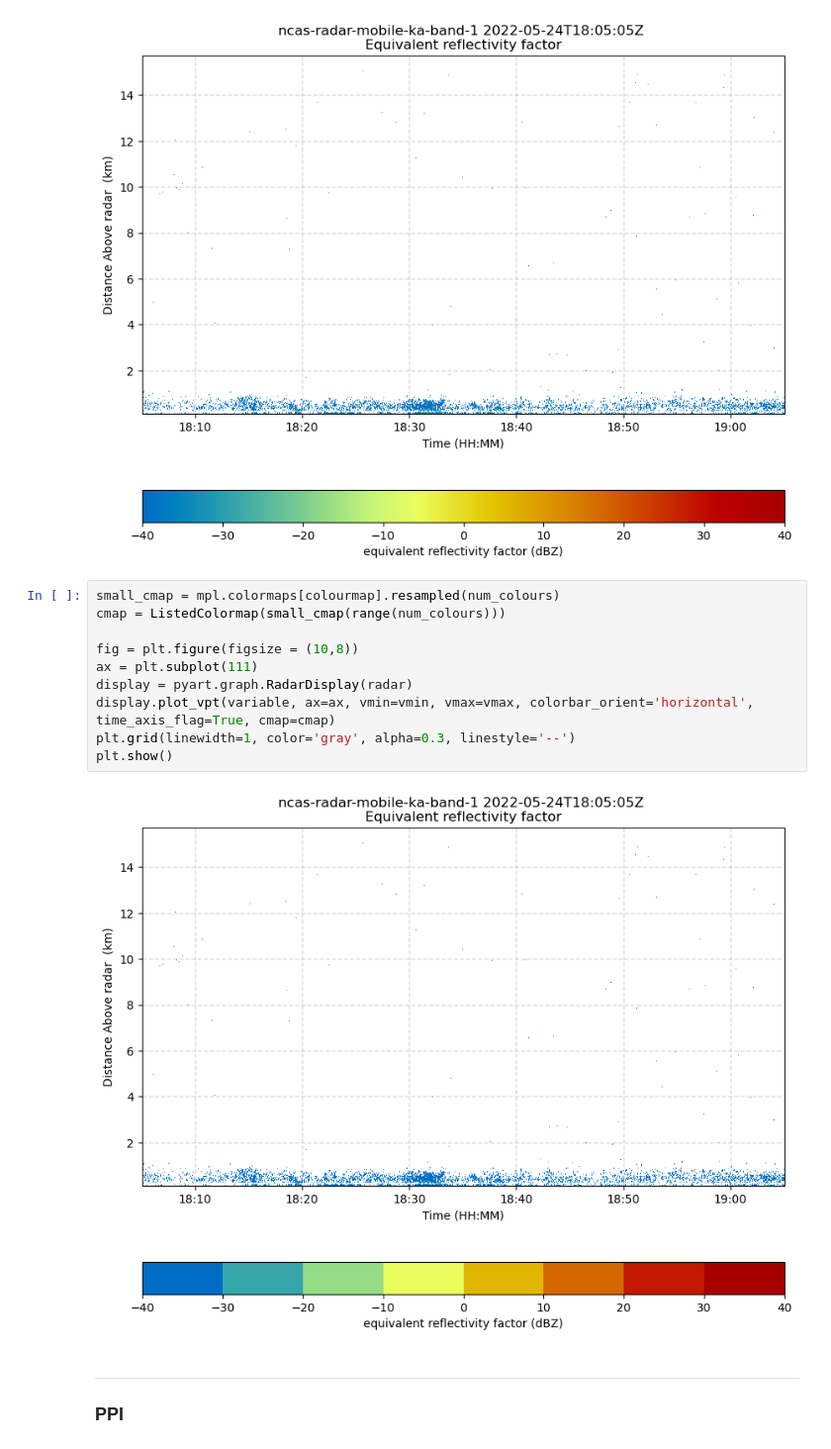
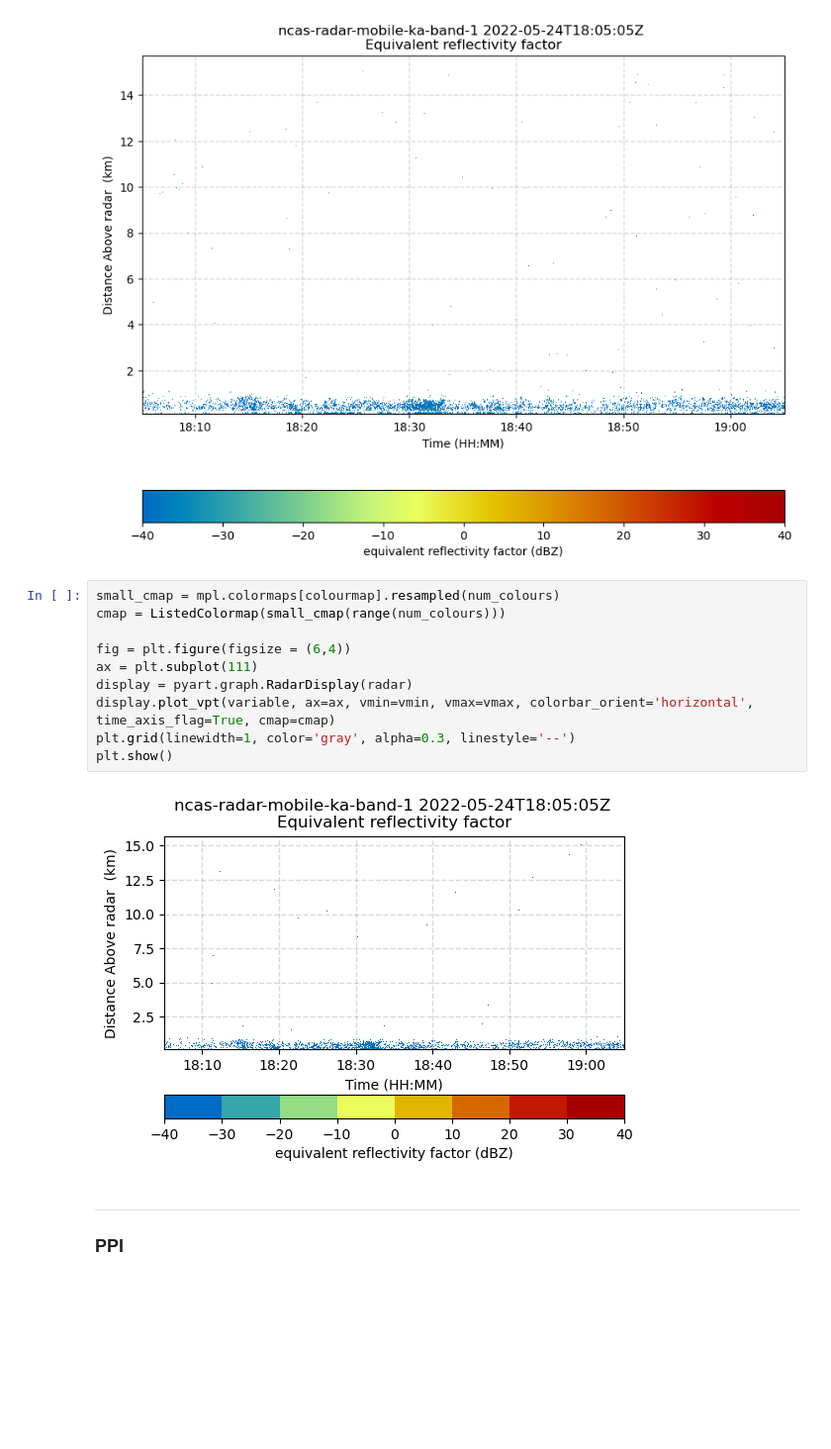
Before and after one commit to joshua-hampton/woest-plotting, a Jupyter notebook: kepler/plotting_kepler.ipynb, the cells around one changed output. Shown: that part at 99% size. Cells and saved outputs as stored; diff of their text form; blank space fills up the shorter version.

```diff
--- a/kepler/plotting_kepler.ipynb
+++ b/kepler/plotting_kepler.ipynb
@@ -73,15 +73,15 @@ plt.show()
 # %%
 small_cmap = mpl.colormaps[colourmap].resampled(num_colours)
 cmap = ListedColormap(small_cmap(range(num_colours)))
 
-fig = plt.figure(figsize = (10,8))
+fig = plt.figure(figsize = (6,4))
 ax = plt.subplot(111)
 display = pyart.graph.RadarDisplay(radar)
 display.plot_vpt(variable, ax=ax, vmin=vmin, vmax=vmax, colorbar_orient='horizontal', time_axis_flag=True, cmap=cmap)
 plt.grid(linewidth=1, color='gray', alpha=0.3, linestyle='--')
 plt.show()
 # %% [output]
-[figure, old version]
+[figure, new version]
 # %% [markdown]
 <hr style="background-color:red;height:6px" />
 <h3>PPI</h3>
```
Also changed, not shown: parts of 2 cells of this notebook, 4 other files.
